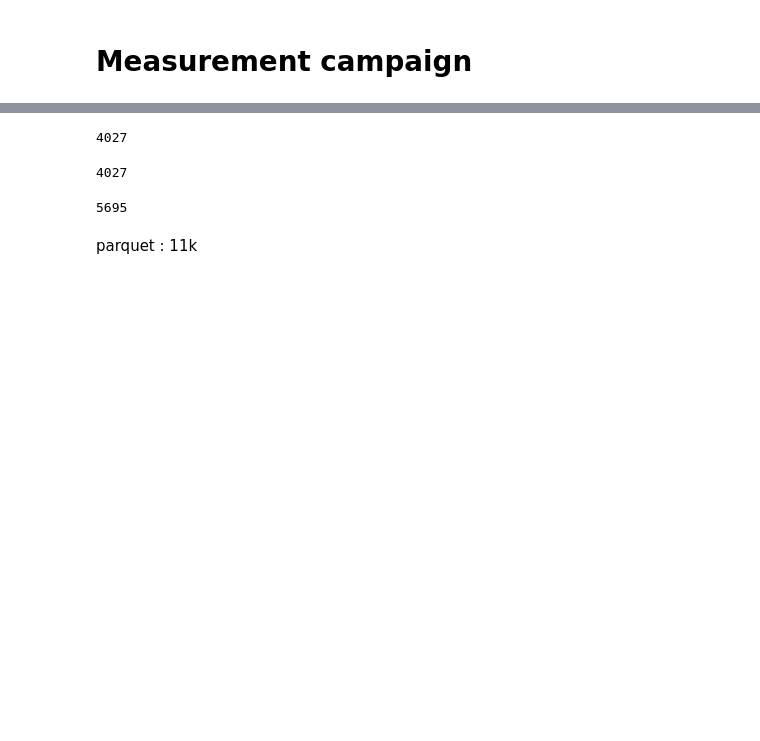
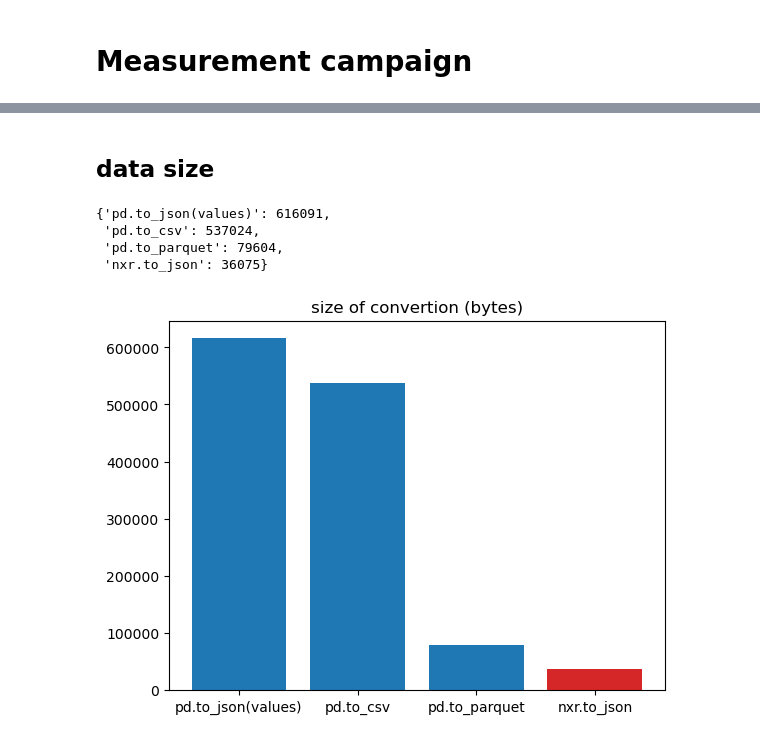
Before and after one commit to loco-philippe/ntv-pandas, a Jupyter notebook: example/example_xarray.ipynb, the cells around one changed output, grey strips where cells are left out. Drawn from its saved outputs; the diff is of its cells as text; code cells hidden in the pictures; blank space fills up the shorter version.

```diff
--- a/example/example_xarray.ipynb
+++ b/example/example_xarray.ipynb
@@ -93,0 +106,2 @@ Data variables:
+# %% [markdown]
+## data size
@@ -94,10 +116,12 @@ Data variables:
 # %%
-meas_js = meas_xr.nxr.to_json(notype=[True]*7, header=False, encoded=True)
-len(meas_js)
+import ntv_numpy
+
+notype = [True]*len(meas_df.columns)
+meas_js = meas_xr.nxr.to_json(notype=notype, header=False, encoded=True)
+size |= {'nxr.to_json': len(meas_js)}
+size
 # %% [output]
-4027
+{'pd.to_json(values)': 616091,
+ 'pd.to_csv': 537024,
+ 'pd.to_parquet': 79604,
+ 'nxr.to_json': 36075}
-# %%
-meas_js2 = meas_df.npd.to_json(notype=[True]*7, header=False, encoded=True)
-len(meas_js)
-# %% [output]
-4027
@@ -107,11 +128,13 @@ meas_dic = meas_xr.nxr.to_json(notype=[True]*7, header=False)
-# %%
-import cbor2
-
-len(cbor2.dumps(meas_dic))
-# %% [output]
-5695
-# %% [markdown]
-parquet : 11k
+# %%
+import matplotlib.pyplot as plt
+
+fig, ax = plt.subplots()
+bar_colors = ['tab:blue', 'tab:blue', 'tab:blue', 'tab:red']
+ax.bar(result.keys(), result.values(), color=bar_colors)
+ax.set_title('size of convertion (bytes)')
+plt.show()
+# %% [output]
+[figure, added]
 # %%
 columns = ['date', 'hour', 'city', 'coord', 'prop', 'unit', 'value']
 
```
Also changed, not shown: parts of 22 cells of this notebook, 3 other files.
